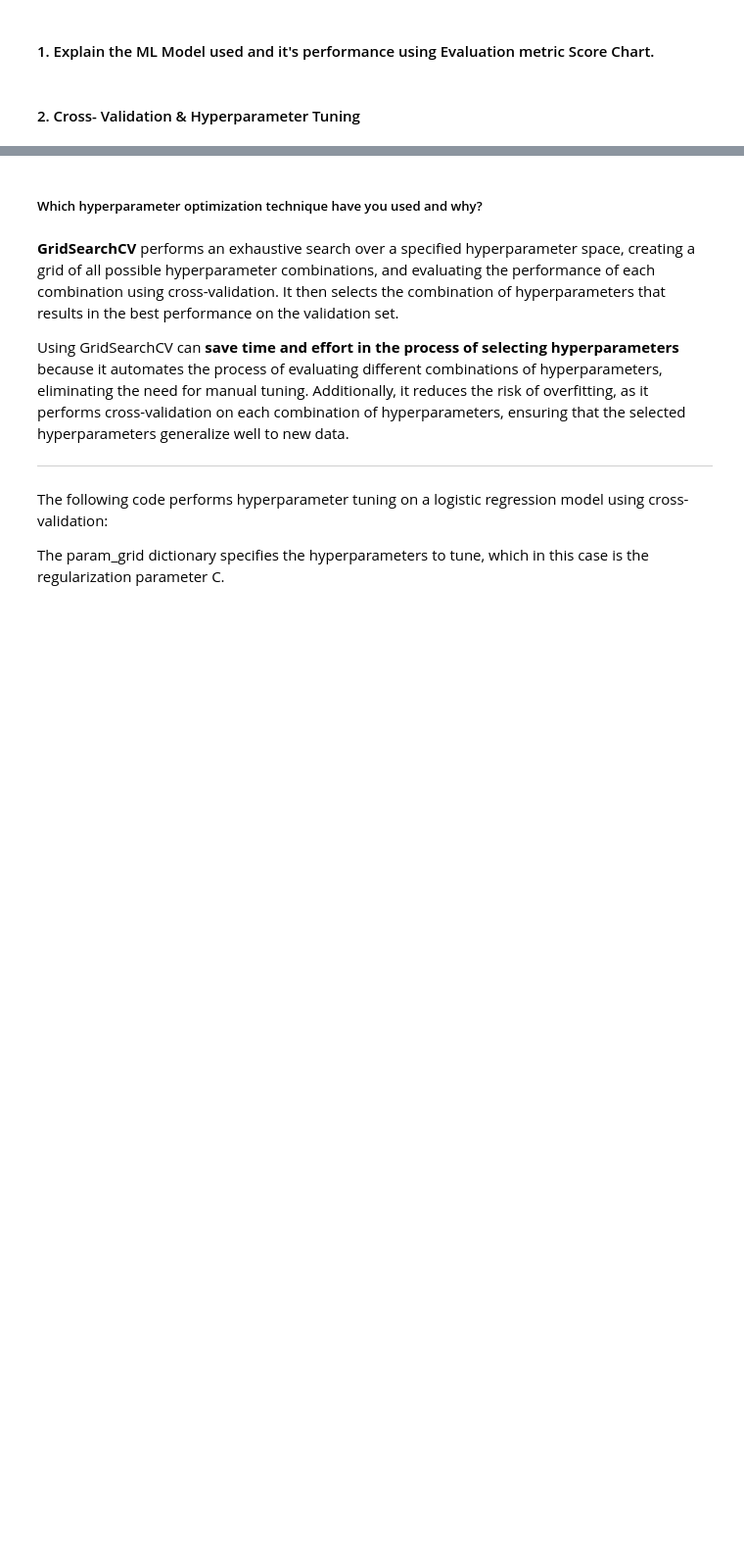
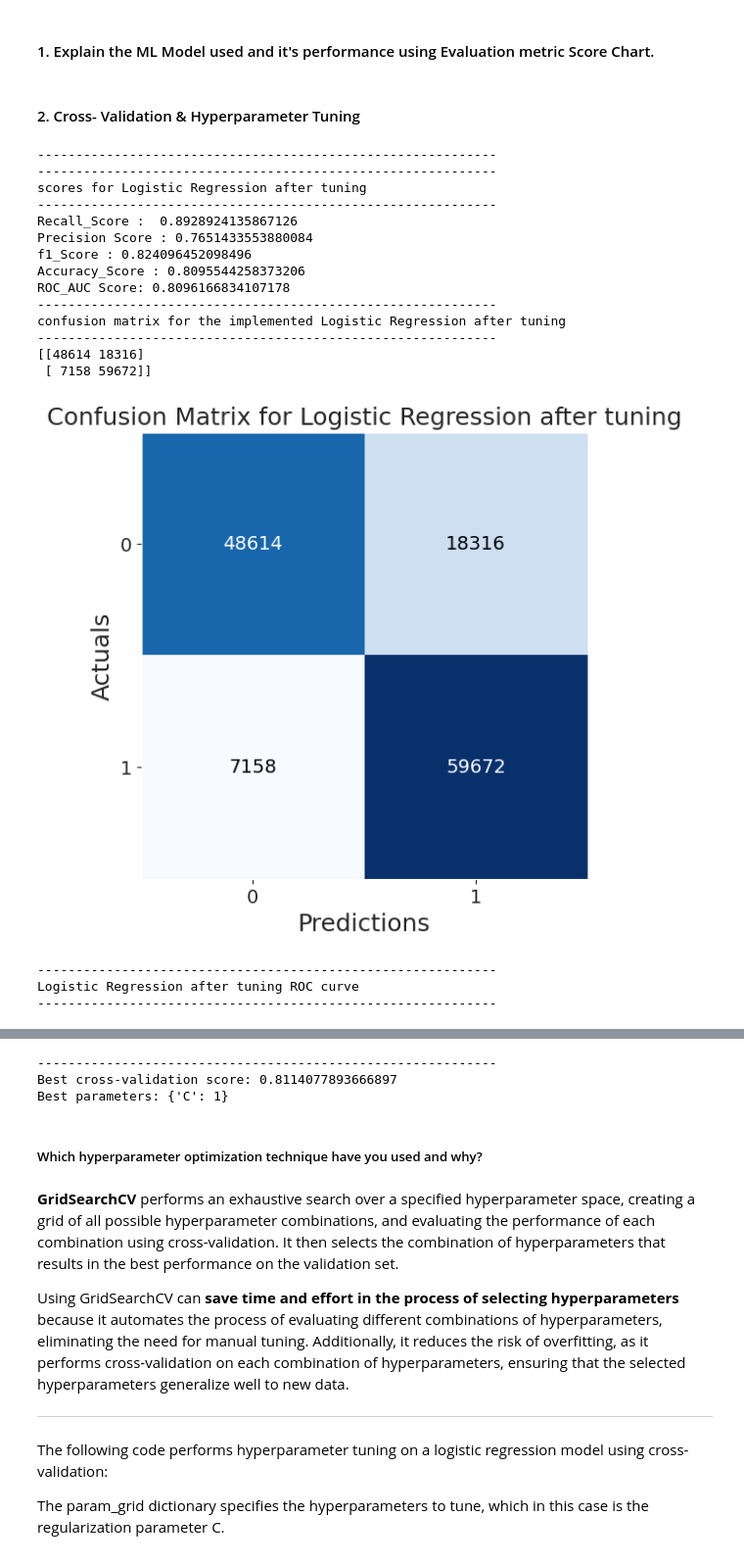
Before and after one commit to azizdafi/Health_Insurance_Cross_Sell_Prediciotn, a Jupyter notebook: Health_Submission_ML_classification_Sayed_Aziz_Ahmed.ipynb, the cells around one changed output, grey strips where cells are left out. Shown at 98% size. Saved outputs shown, nothing was run; the diff lists cells and outputs as text; code cells hidden in the pictures; blank space fills up the shorter version.

Commit message:
Presentation ready and replacement of evalution function with get_stat

```diff
--- a/Health_Submission_ML_classification_Sayed_Aziz_Ahmed.ipynb
+++ b/Health_Submission_ML_classification_Sayed_Aziz_Ahmed.ipynb
@@ -1071,8 +1275,11 @@ print(X_test.shape,y_test.shape)
 # %% [markdown]
 ## ***7. ML Model Implementation***
+# %%
+results = {}
+after_tuning_results = {}
 # %%
 def get_stat(model, X_train, X_test, y_train, y_test, output_name):
-  '''this function implements the given model calculates the stastics and add the results to train and test dictionaries
+  '''this function implements the given model calculates the stastics and add the results to dictionary
   '''
   # fit the model
   model.fit(X_train,y_train)
@@ -1092,7 +1299,8 @@ def get_stat(model, X_train, X_test, y_train, y_test, output_name):
 
   # calculating the Precision Score
   precision_score_ps= precision_score(y_test, y_pred)
-  print("Precision_Score :",precision_score_ps)
+  print("Precision Score :",precision_score_ps)
+
 
   # calculating the f1 Score
   f1_score_fs= f1_score(y_test, y_pred)
@@ -1105,6 +1313,9 @@ def get_stat(model, X_train, X_test, y_train, y_test, output_name):
   # Calculating the ROC auc Score
   roc_auc_score_ras = roc_auc_score(y_test , y_pred)
   print("ROC_AUC Score:",roc_auc_score_ras)
+
+  # storing the results
+  results[output_name] = recall_score_rs, precision_score_ps, f1_score_fs, accuracy_score_as, roc_auc_score_ras
 
   # getting confusion matrix
   confusion_matrix_logic = metrics.confusion_matrix(y_test, y_pred)
@@ -1134,34 +1345,5 @@ def get_stat(model, X_train, X_test, y_train, y_test, output_name):
   plt.plot(fpr,tpr)
   plt.plot((0,1), linestyle="--",color='black')
   plt.show()
-
-def evaluation(model, X_train, X_test, y_train, y_test, output_name):
-  # Evaluation
-  # Fit the Algorithm
-  model.fit(X_train, y_train)
-
-  # Predict on the model
-  y_pred = model.predict(X_test)
-
-  print('--'*30)
-  # calculating Recall score
-  recall_score_rs= recall_score(y_test, y_pred)
-  print("Recall_Score : ", recall_score_rs)
-
-  # Calculating Precision Score
-  precision_score_ps= precision_score(y_test, y_pred)
-  print("Precision_Score :",precision_score_ps)
-
-  # calculating f1 Score
-  f1_score_fs = f1_score(y_test, y_pred)
-  print("f1_Score :", f1_score_fs)
-
-  # calculating accuracy Score
-  accuracy_score_as = accuracy_score(y_test , y_pred)
-  print("Accuracy_Score :",accuracy_score_as)
-
-  # calculating ROC auccracy score
-  roc_auc_score_ras = roc_auc_score(y_test , y_pred)
-  print("ROC_AUC Score:",roc_auc_score_ras)
 # %% [markdown]
 ### ML Model - 1
@@ -1181,14 +1383,35 @@ get_stat(LoReg, X_train, X_test, y_train, y_test, 'Logistic Regression')
 # %%
 # ML Model - 1 Implementation with hyperparameter optimization techniques (i.e., GridSearch CV, RandomSearch CV, Bayesian Optimization etc.)
 
 #setting grid parameters
 param_grid = {'C': [0.001, 0.01, 0.1, 1, 10, 100]}
 
 # Fit the Algorithm and Predict on the model
 grid_LoReg = GridSearchCV(LoReg, param_grid, cv=5)
 
+
 # getting scores after gridsearchCV
-evaluation(grid_LoReg, X_train, X_test, y_train, y_test, 'Logistic Regression after tuning')
+print('--'*30)
+get_stat(grid_LoReg, X_train, X_test, y_train, y_test, 'Logistic Regression after tuning')
 print('--'*30)
 print("Best cross-validation score:", grid_LoReg.best_score_)
 print("Best parameters:", grid_LoReg.best_params_)
+# %% [output]
+------------------------------------------------------------
+------------------------------------------------------------
+scores for Logistic Regression after tuning
+------------------------------------------------------------
+Recall_Score :  0.8928924135867126
+Precision Score : 0.7651433553880084
+f1_Score : 0.824096452098496
+Accuracy_Score : 0.8095544258373206
+ROC_AUC Score: 0.8096166834107178
+------------------------------------------------------------
+confusion matrix for the implemented Logistic Regression after tuning
+------------------------------------------------------------
+[[48614 18316]
+ [ 7158 59672]]
+[figure, added]
+------------------------------------------------------------
+Logistic Regression after tuning ROC curve
+------------------------------------------------------------
@@ -1195,3 +1419,6 @@ print("Best parameters:", grid_LoReg.best_params_)
+------------------------------------------------------------
+Best cross-validation score: 0.8114077893666897
+Best parameters: {'C': 1}
 # %% [markdown]
 ##### Which hyperparameter optimization technique have you used and why?
 # %% [markdown]
```
Also changed, not shown: parts of 65 cells of this notebook.
